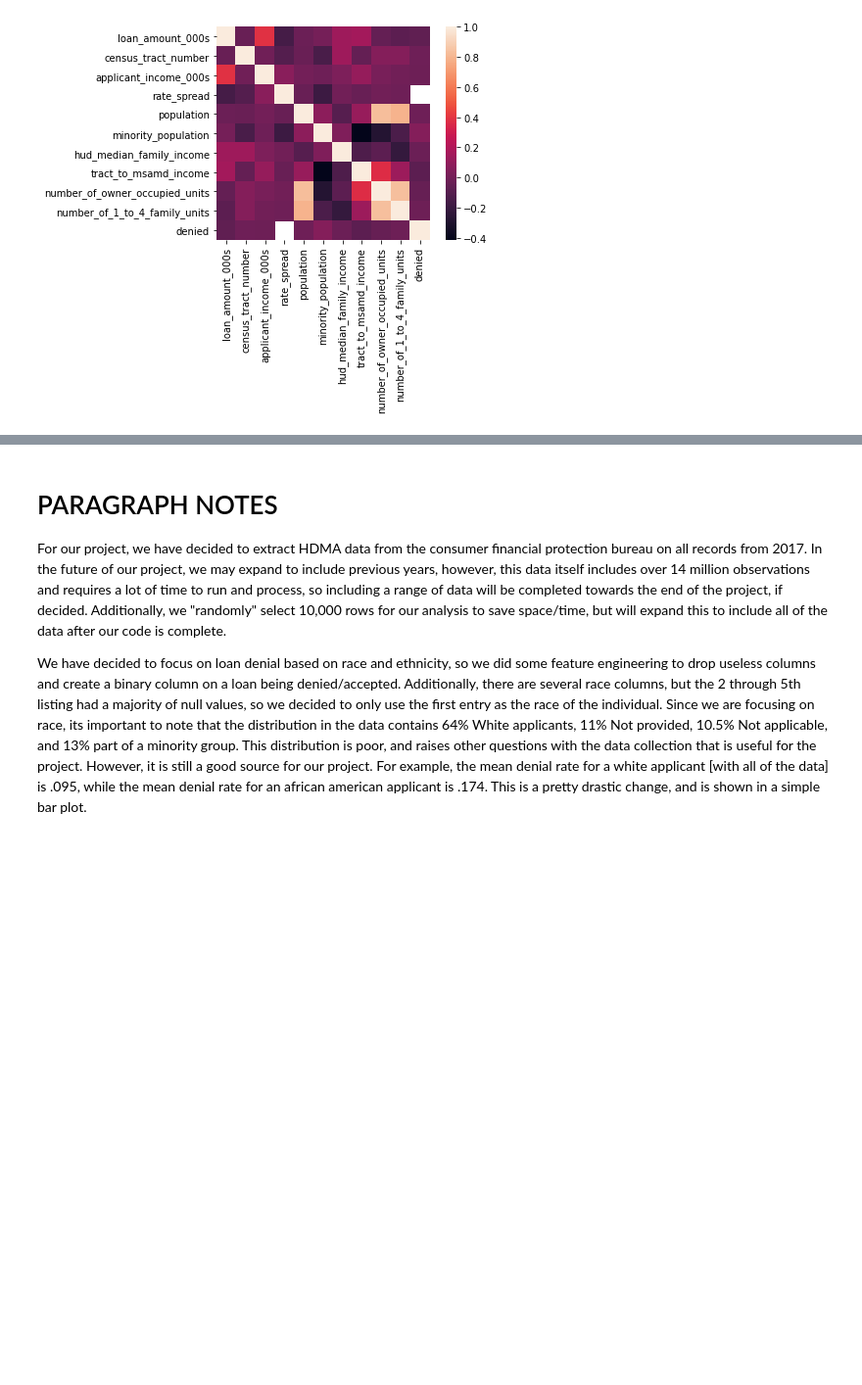
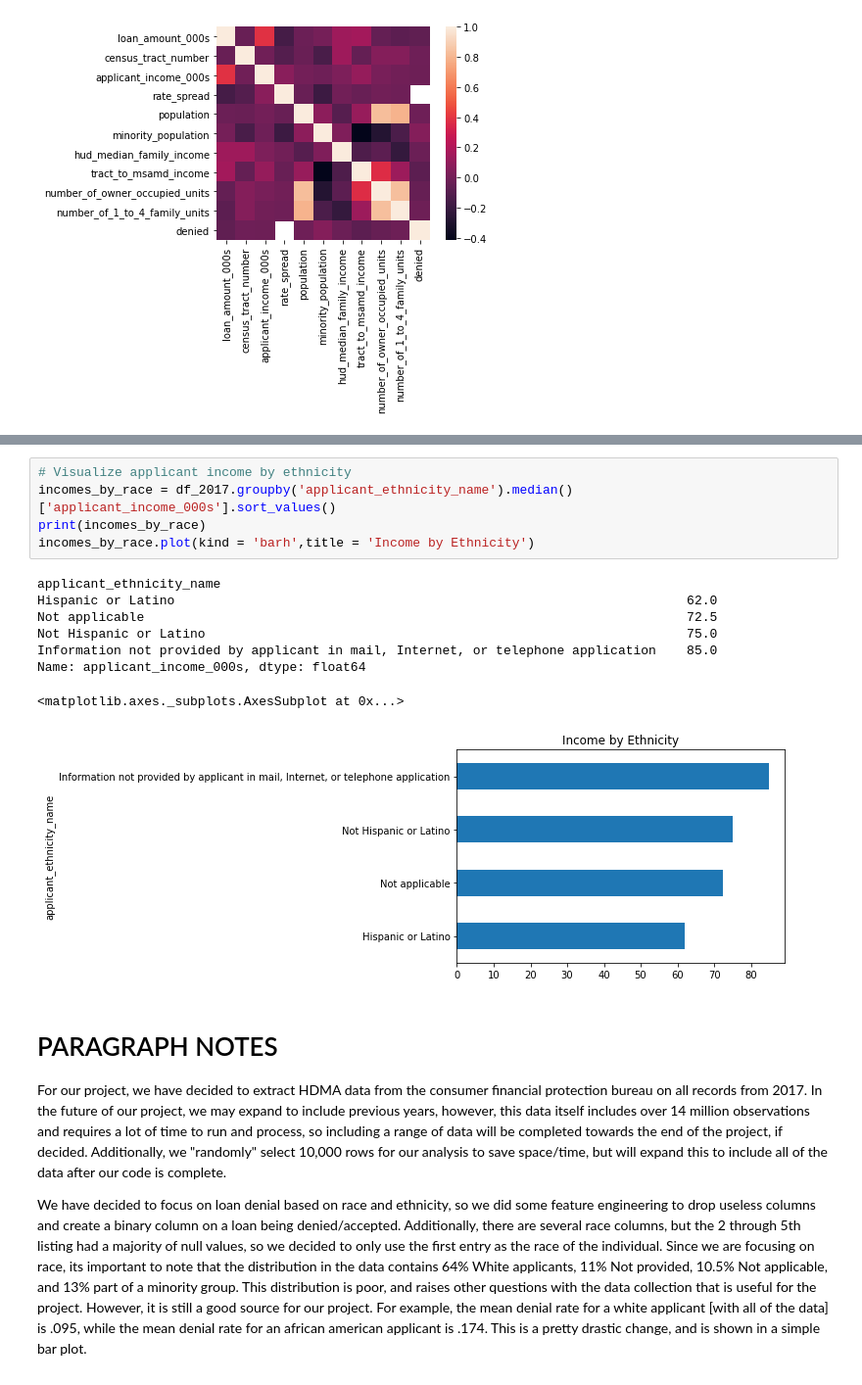
Before and after one commit to mglevitt/Lending_Bias, a Jupyter notebook: src/EDA.ipynb, the cells around one changed output, grey strips where cells are left out. Shown: that part at 98% size. Saved outputs shown, nothing was run; the diff lists cells and outputs as text; blank space fills up the shorter version.

```diff
--- a/src/EDA.ipynb
+++ b/src/EDA.ipynb
@@ -164,3 +181,17 @@ sns.heatmap(corrmat, square=True)
+# %%
+# Visualize applicant income by ethnicity
+incomes_by_race = df_2017.groupby('applicant_ethnicity_name').median()['applicant_income_000s'].sort_values()
+print(incomes_by_race)
+incomes_by_race.plot(kind = 'barh',title = 'Income by Ethnicity')
+# %% [output]
+applicant_ethnicity_name
+Hispanic or Latino                                                                   62.0
+Not applicable                                                                       72.5
+Not Hispanic or Latino                                                               75.0
+Information not provided by applicant in mail, Internet, or telephone application    85.0
+Name: applicant_income_000s, dtype: float64
+<matplotlib.axes._subplots.AxesSubplot at 0x...>
+[figure, added]
 # %% [markdown]
 # PARAGRAPH NOTES
 
```
Also changed, not shown: parts of 2 cells of this notebook, 2 other files.
